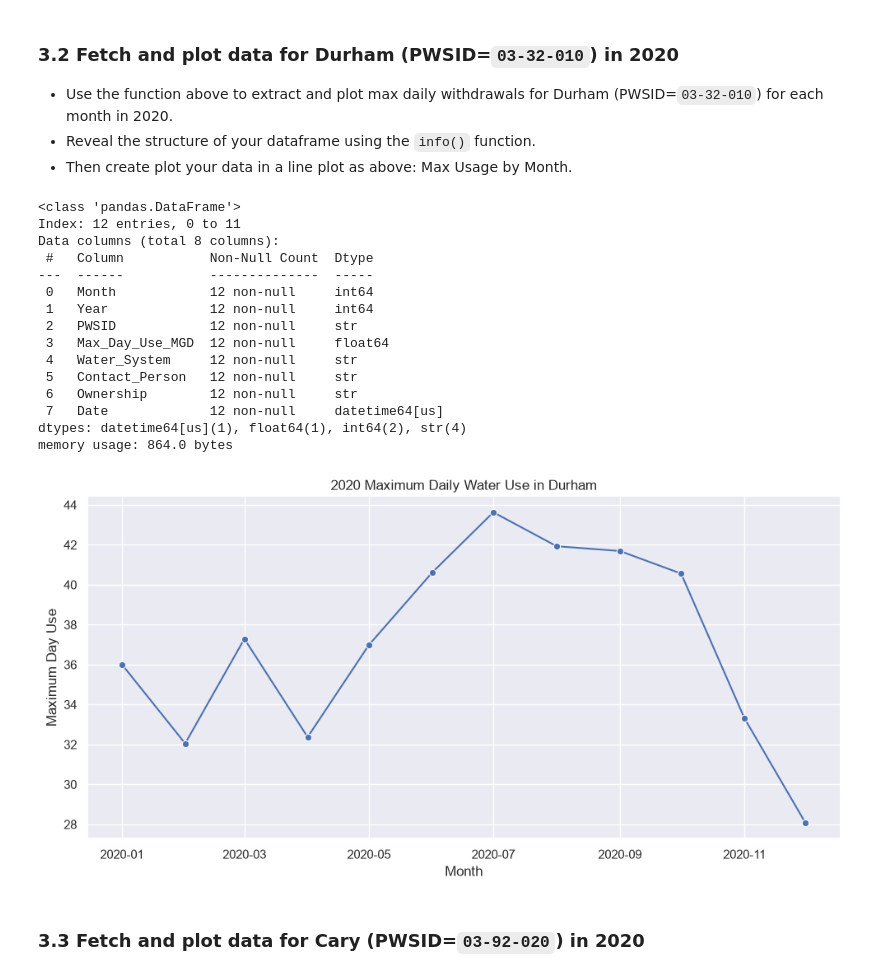
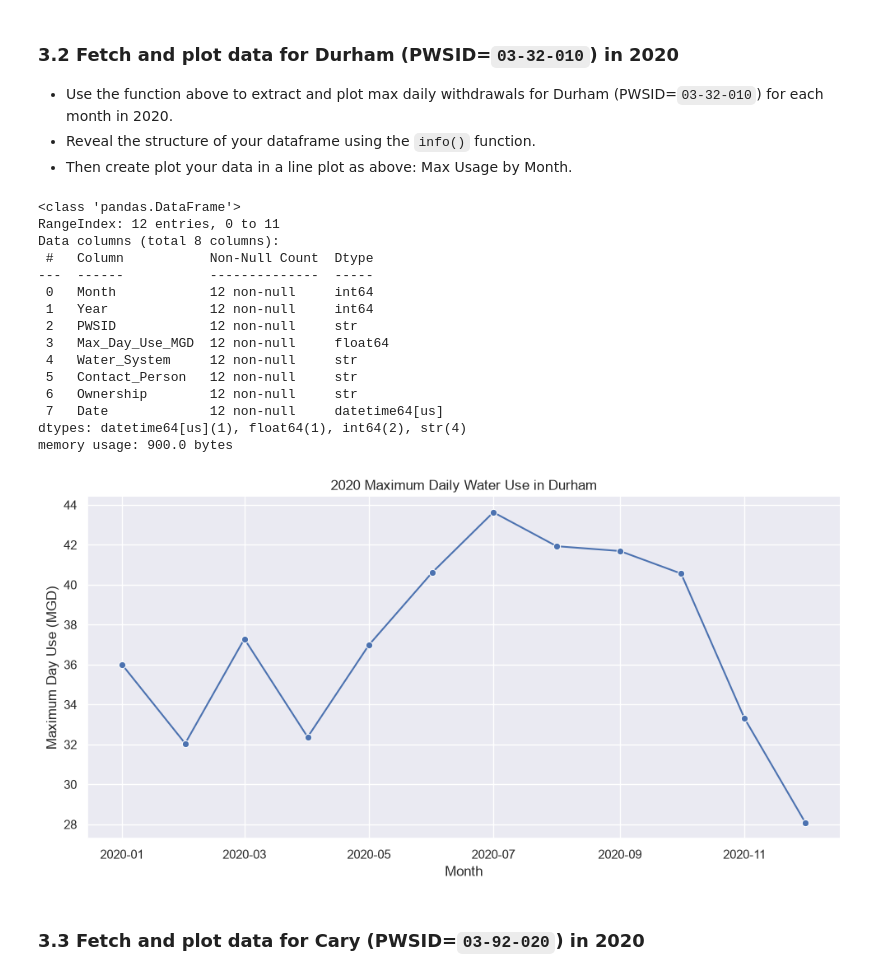
Before and after one commit to Xiyu200456/ENV700, a Jupyter notebook: assignments/xw331_A6-DataScraping.ipynb, the cells around one changed output. Saved outputs shown, nothing was run; the diff lists cells and outputs as text; code cells hidden in the pictures.

```diff
--- a/assignments/xw331_A6-DataScraping.ipynb
+++ b/assignments/xw331_A6-DataScraping.ipynb
@@ -193,7 +193,7 @@ def scrape_LWSP(PWSID, year):
         dict(year=df_water["Year"], month=df_water["Month"], day=1)
     )
 
-    df_water = df_water.sort_values("Date")
+    df_water = df_water.sort_values("Date").reset_index(drop=True)
 
     return df_water
 # %% [markdown]
@@ -207,7 +207,7 @@ df_2020 = scrape_LWSP("03-32-010", 2020)
 df_2020.info()
 # %% [output]
 <class 'pandas.DataFrame'>
-Index: 12 entries, 0 to 11
+RangeIndex: 12 entries, 0 to 11
 Data columns (total 8 columns):
  #   Column           Non-Null Count  Dtype
 ---  ------           --------------  -----
@@ -220,25 +220,25 @@ Data columns (total 8 columns):
  6   Ownership        12 non-null     str
  7   Date             12 non-null     datetime64[us]
 dtypes: datetime64[us](1), float64(1), int64(2), str(4)
-memory usage: 864.0 bytes
+memory usage: 900.0 bytes
 # %%
 # 3.2.2 Plot the data
 g = sns.relplot(
     data=df_2020,
     x="Date",
     y="Max_Day_Use_MGD",
     kind="line",
     marker="o",
     aspect=2
 )
 
 g.set(
     title="2020 Maximum Daily Water Use in Durham",
     xlabel="Month",
-    ylabel="Maximum Day Use"
+    ylabel="Maximum Day Use (MGD)"
 );
 # %% [output]
-[figure, old version]
+[figure, new version]
 # %% [markdown]
 ### 3.3 Fetch and plot data for Cary (PWSID=`03-92-020`) in 2020
 # %%
```
Also changed, not shown: parts of 2 cells of this notebook, 1 other file.
